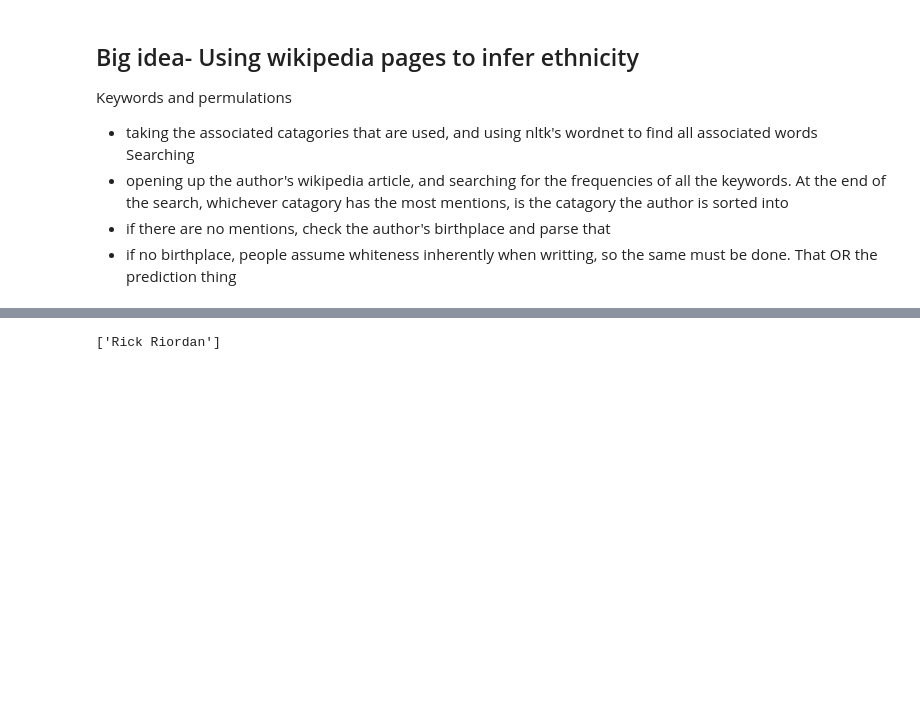
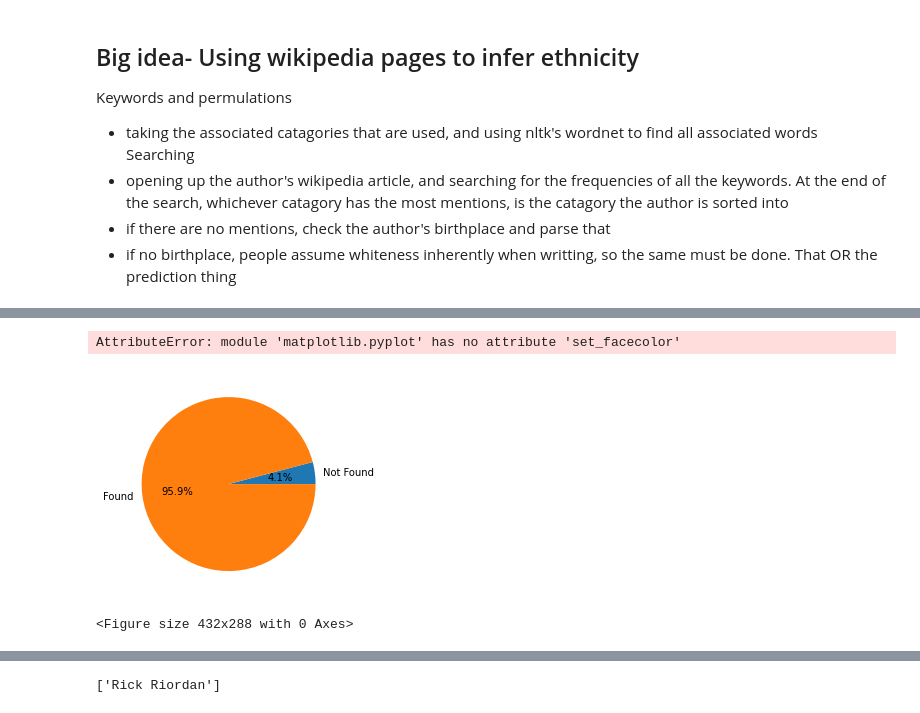
Before and after one commit to Azal-Amer/LibraryDiversity, a Jupyter notebook: WikipediaNationality.ipynb, the cells around one changed output, grey strips where cells are left out. Cells and saved outputs as stored; diff of their text form; code cells hidden in the pictures; blank space fills up the shorter version.

```diff
--- a/WikipediaNationality.ipynb
+++ b/WikipediaNationality.ipynb
@@ -81,22 +78,0 @@ namesDF
-# %%
-for i,author in enumerate(namesDF['author']):
-    bookTitle= namesDF['Title'][i]
-    # author =
-    try:
-        page_object = wikipedia.page(wikipedia.search(author)[0])
-    except Exception as inst:
-        try:
-            page_object = wikipedia.page(author + ' (author)')
-        except Exception as inst:
-            searches = wikipedia.search(author)[1:]
-            for search in (searches):
-                try:
-                    page_object = wikipedia.page(search)
-                    if(page_object.content.find(bookTitle) != -1):
-                        # checks if the page is about the author
-                        break
-                except Exception as inst:
-                    print('No author found')
-                    page_object = 'nan'
-                    continue
-    print(page_object.title)
@@ -130,0 +228,8 @@ wikipedia.search('Jonny Villa')
+# %%
+len(namesDF.loc[namesDF['wikiPage'] == 'NaN'])/len(namesDF)*100
+import matplotlib.pyplot as plt
+plt.pie([len(namesDF.loc[namesDF['wikiPage'] == 'NaN']),len(namesDF)],labels = ['Not Found','Found'], autopct='%1.1f%%')
+# %% [output]
+AttributeError: module 'matplotlib.pyplot' has no attribute 'set_facecolor'
+[figure, added]
+<Figure size 432x288 with 0 Axes>
```
Also changed, not shown: parts of 10 cells of this notebook, 3 other files.
